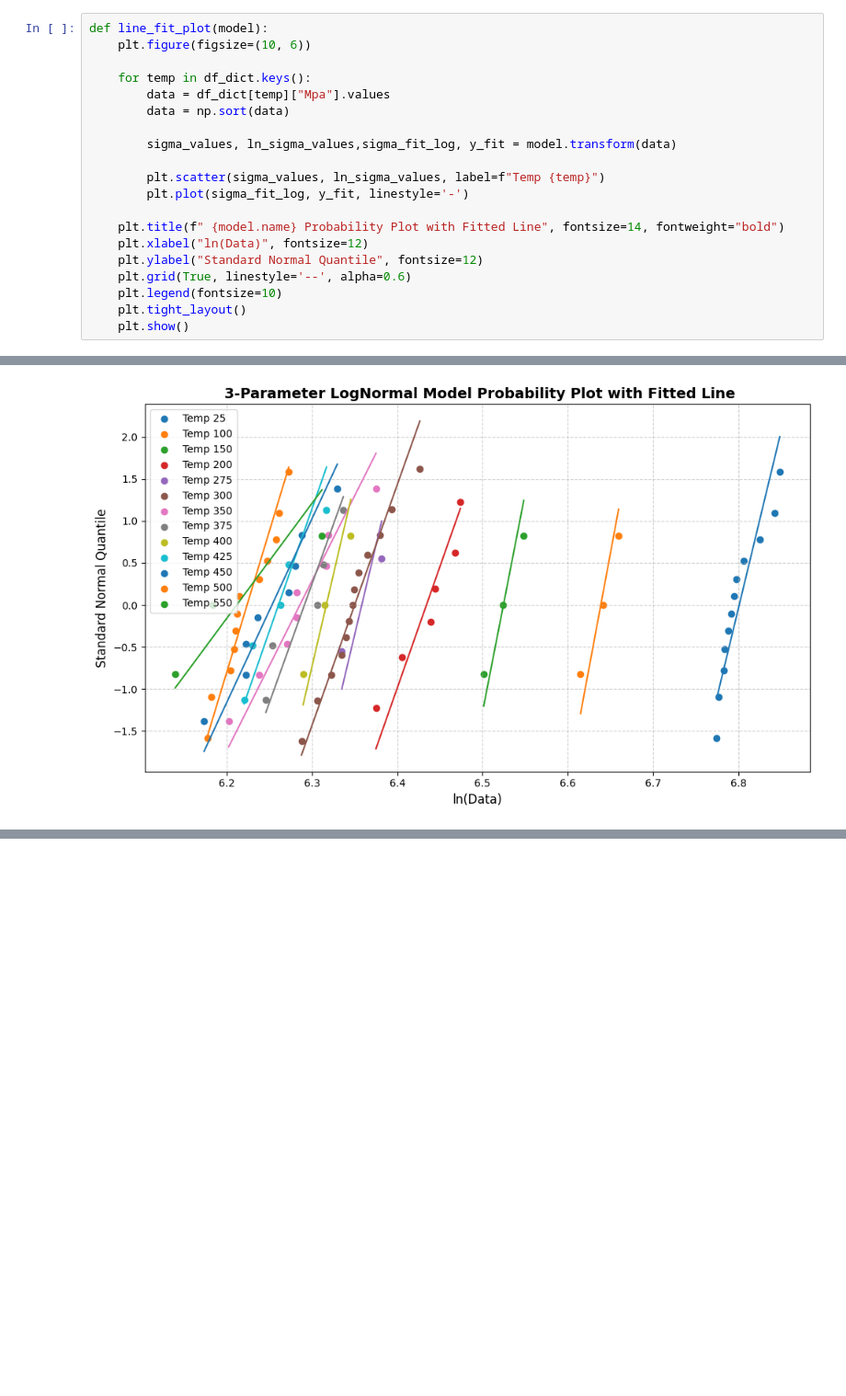
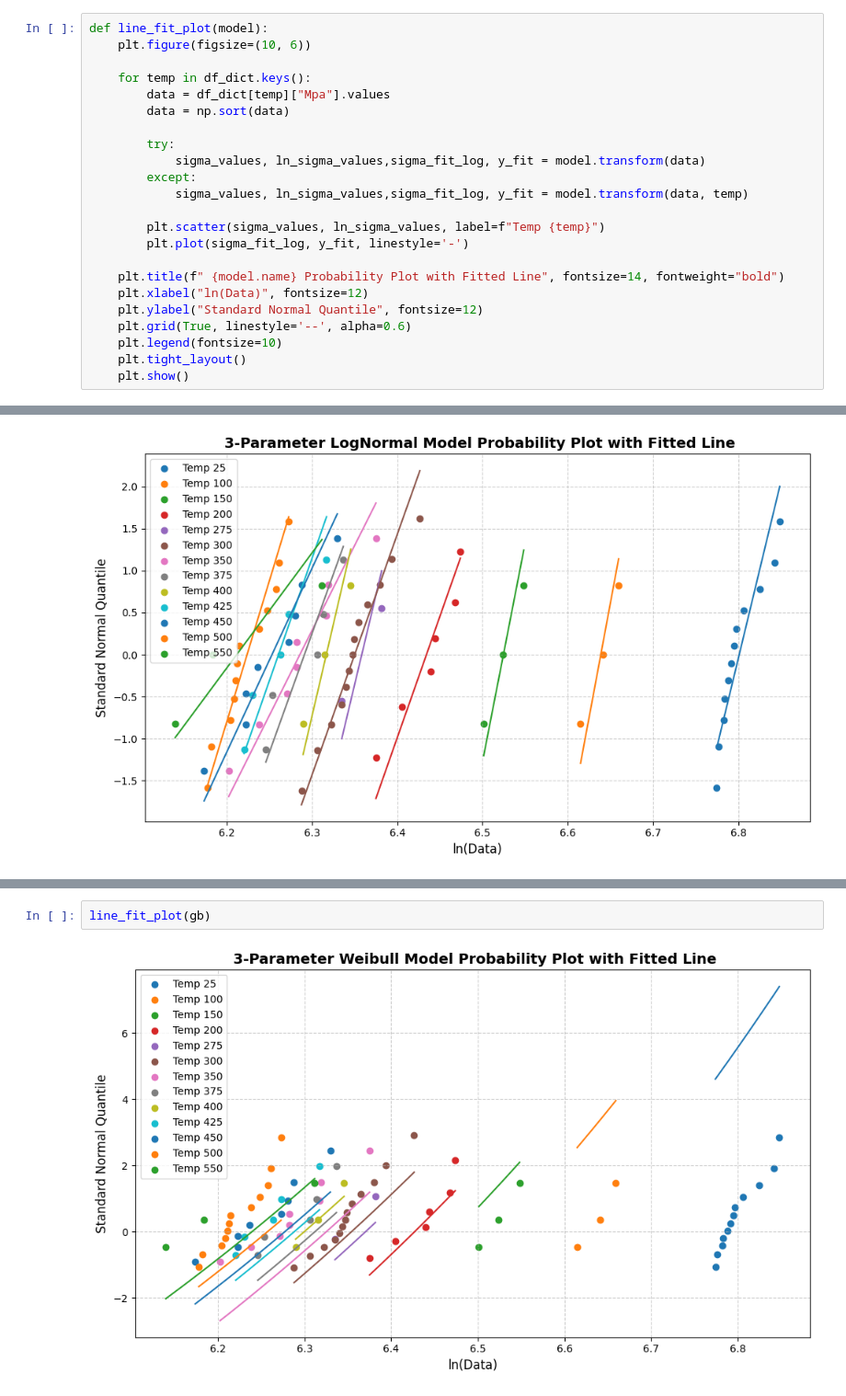
Before and after one commit to Mohit-coder-droid/Probabilistic-model, a Jupyter notebook: exp.ipynb, the cells around one changed output, grey strips where cells are left out. Shown at 92% size. Cells and saved outputs as stored; diff of their text form; blank space fills up the shorter version.

```diff
--- a/exp.ipynb
+++ b/exp.ipynb
@@ -40,7 +69,10 @@ def line_fit_plot(model):
         data = df_dict[temp]["Mpa"].values
         data = np.sort(data)
 
-        sigma_values, ln_sigma_values,sigma_fit_log, y_fit = model.transform(data)
+        try:
+            sigma_values, ln_sigma_values,sigma_fit_log, y_fit = model.transform(data)
+        except:
+            sigma_values, ln_sigma_values,sigma_fit_log, y_fit = model.transform(data, temp)
 
         plt.scatter(sigma_values, ln_sigma_values, label=f"Temp {temp}")
         plt.plot(sigma_fit_log, y_fit, linestyle='-')
@@ -283,0 +332,4 @@ line_fit_plot(lnm)
+# %%
+line_fit_plot(gb)
+# %% [output]
+[figure, added]
```
Also changed, not shown: parts of 38 cells of this notebook, 3 other files.
